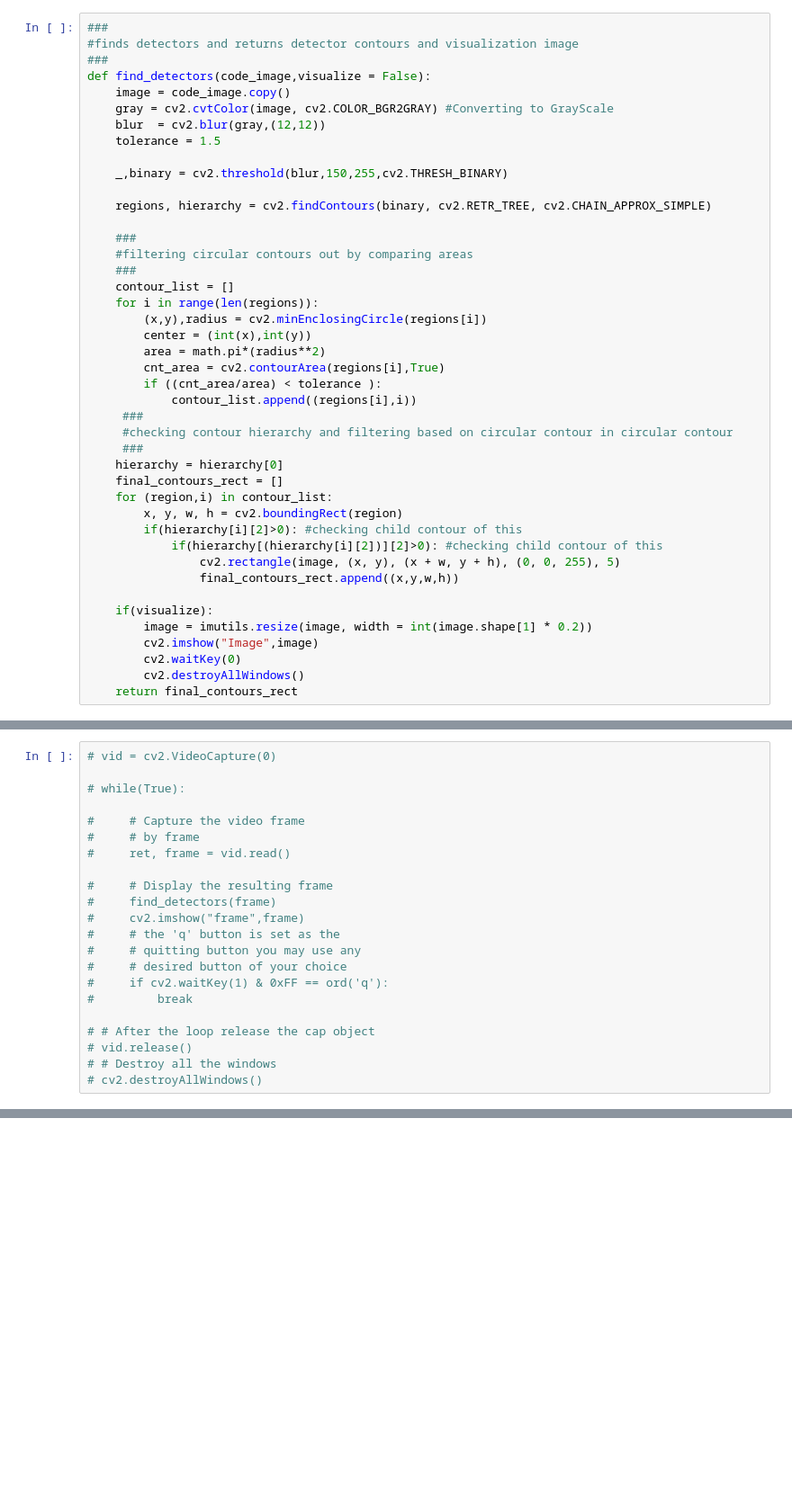
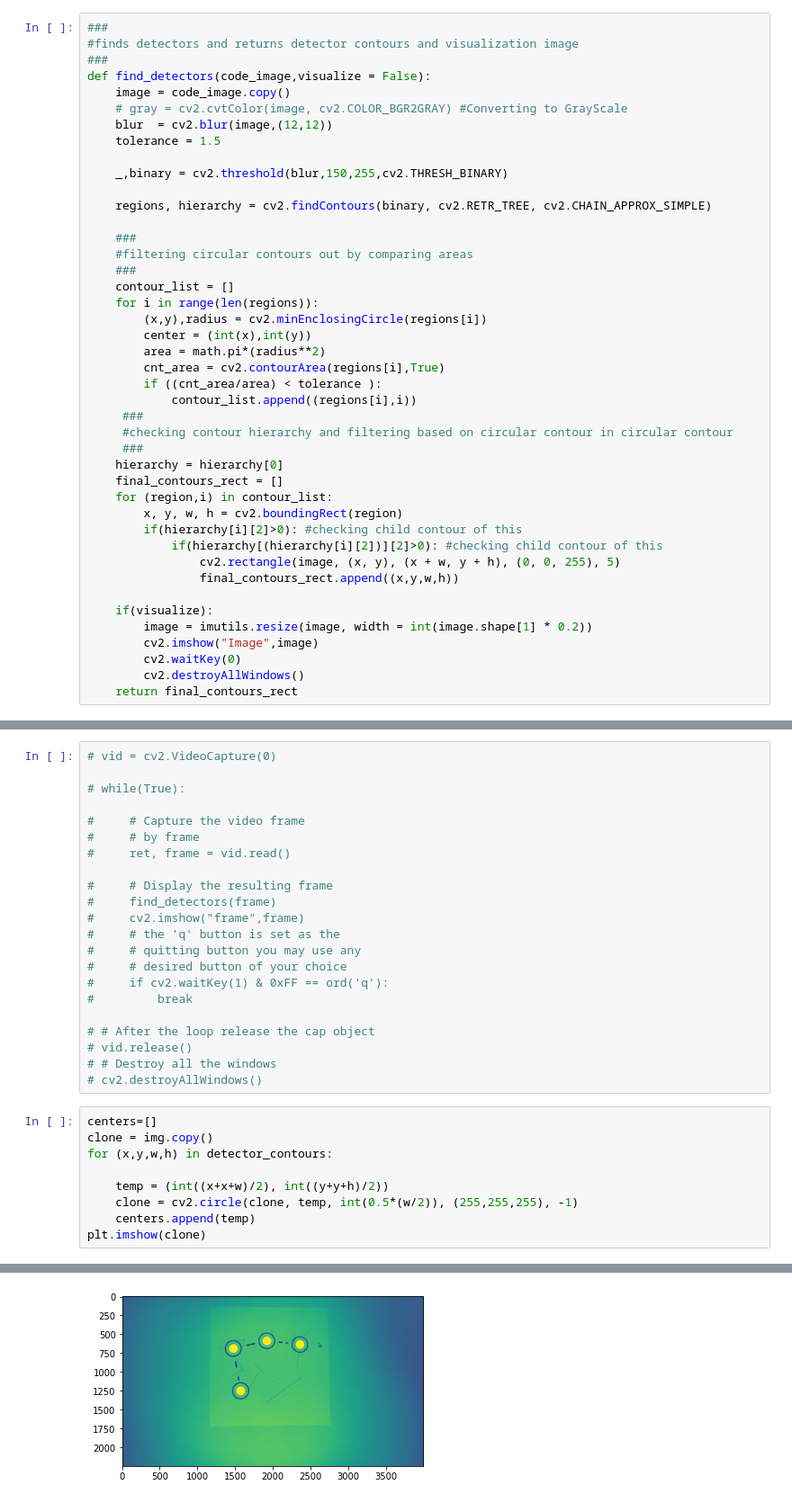
Before and after one commit to yogesh895/FlamCode, a Jupyter notebook: multi-scale-templatematching/test.ipynb, the cells around one changed output, grey strips where cells are left out. Shown: that part at 90% size. Cells and saved outputs as stored; diff of their text form; blank space fills up the shorter version.

```diff
--- a/multi-scale-templatematching/test.ipynb
+++ b/multi-scale-templatematching/test.ipynb
@@ -19,8 +21,8 @@ plt.imshow(img)
 ###
 def find_detectors(code_image,visualize = False):
     image = code_image.copy()
-    gray = cv2.cvtColor(image, cv2.COLOR_BGR2GRAY) #Converting to GrayScale
-    blur  = cv2.blur(gray,(12,12))
+    # gray = cv2.cvtColor(image, cv2.COLOR_BGR2GRAY) #Converting to GrayScale
+    blur  = cv2.blur(image,(12,12))
     tolerance = 1.5
 
     _,binary = cv2.threshold(blur,150,255,cv2.THRESH_BINARY)
@@ -85,3 +87,13 @@ print(detector_contours)
 # vid.release()
 # # Destroy all the windows
 # cv2.destroyAllWindows()
+# %%
+centers=[]
+clone = img.copy()
+for (x,y,w,h) in detector_contours:
+
+	temp = (int((x+x+w)/2), int((y+y+h)/2))
+	clone = cv2.circle(clone, temp, int(0.5*(w/2)), (255,255,255), -1)
+	centers.append(temp)
+plt.imshow(clone)
+# %% [output]
@@ -87,0 +101 @@ print(detector_contours)
+[figure, added]
```
Also changed, not shown: parts of 8 cells of this notebook.
